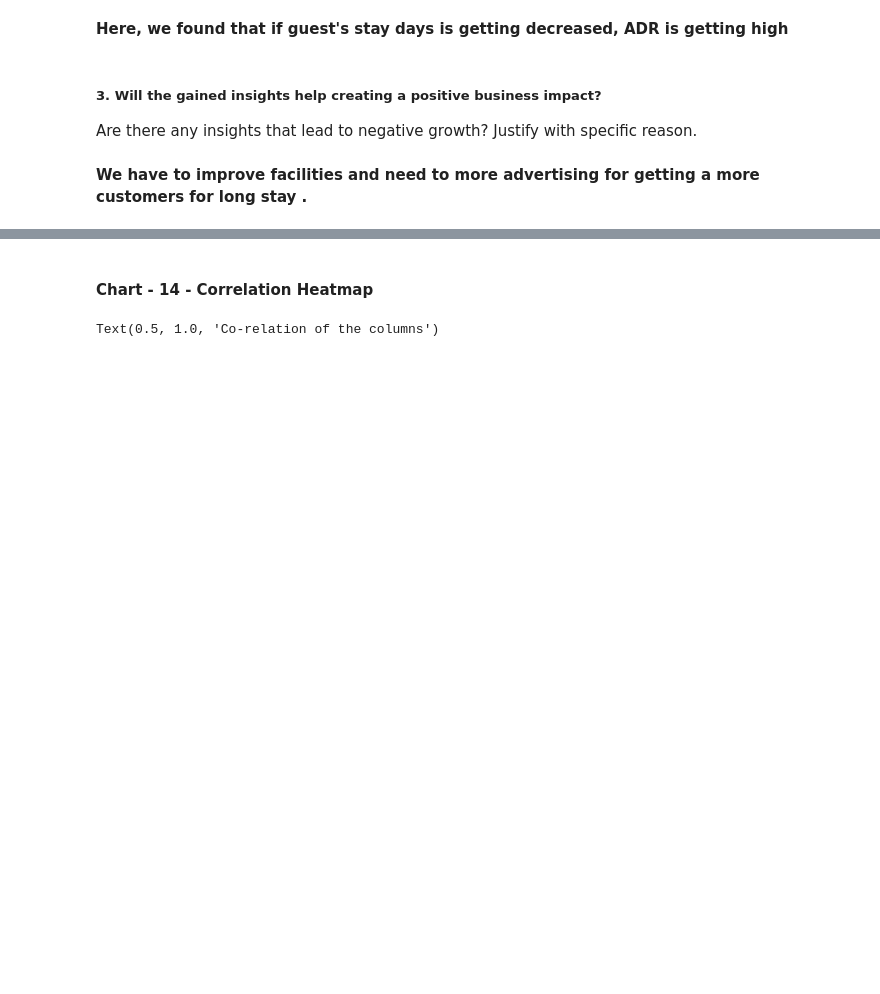
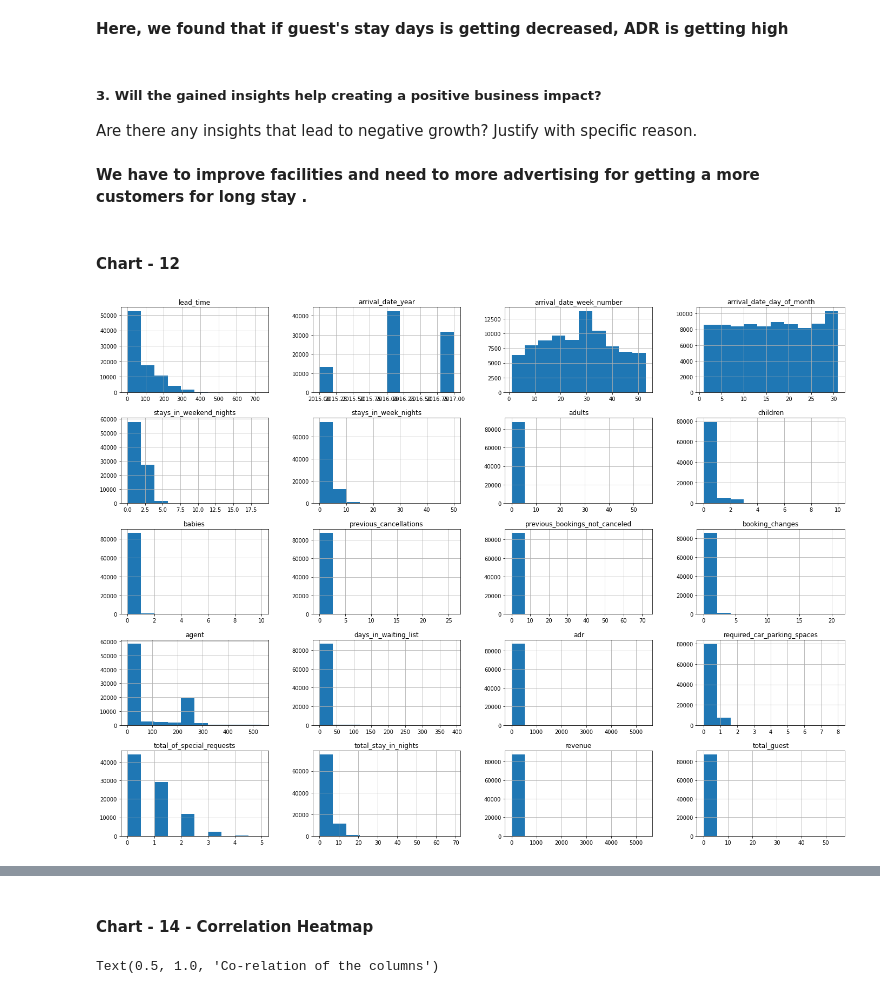
Before and after one commit to cdwowre03/Hotel-Booking-Analysis, a Jupyter notebook: Hotel_booking_Analysis.ipynb, the cells around one changed output, grey strips where cells are left out. Cells and saved outputs as stored; diff of their text form; code cells hidden in the pictures; blank space fills up the shorter version.

```diff
--- a/Hotel_booking_Analysis.ipynb
+++ b/Hotel_booking_Analysis.ipynb
@@ -1019,3 +1020,11 @@ plt.show() #
 Are there any insights that lead to negative growth? Justify with specific reason.
 # %% [markdown]
 **We have to improve facilities and need to more advertising for getting a more customers for long stay .**
+# %% [markdown]
+#### Chart - 12
+# %%
+#Chart-12 visualisation code
+hotel_booking_df.hist(figsize=(24,18))
+plt.show()
+# %% [output]
+[figure, added]
```
Also changed, not shown: parts of 16 cells of this notebook.
